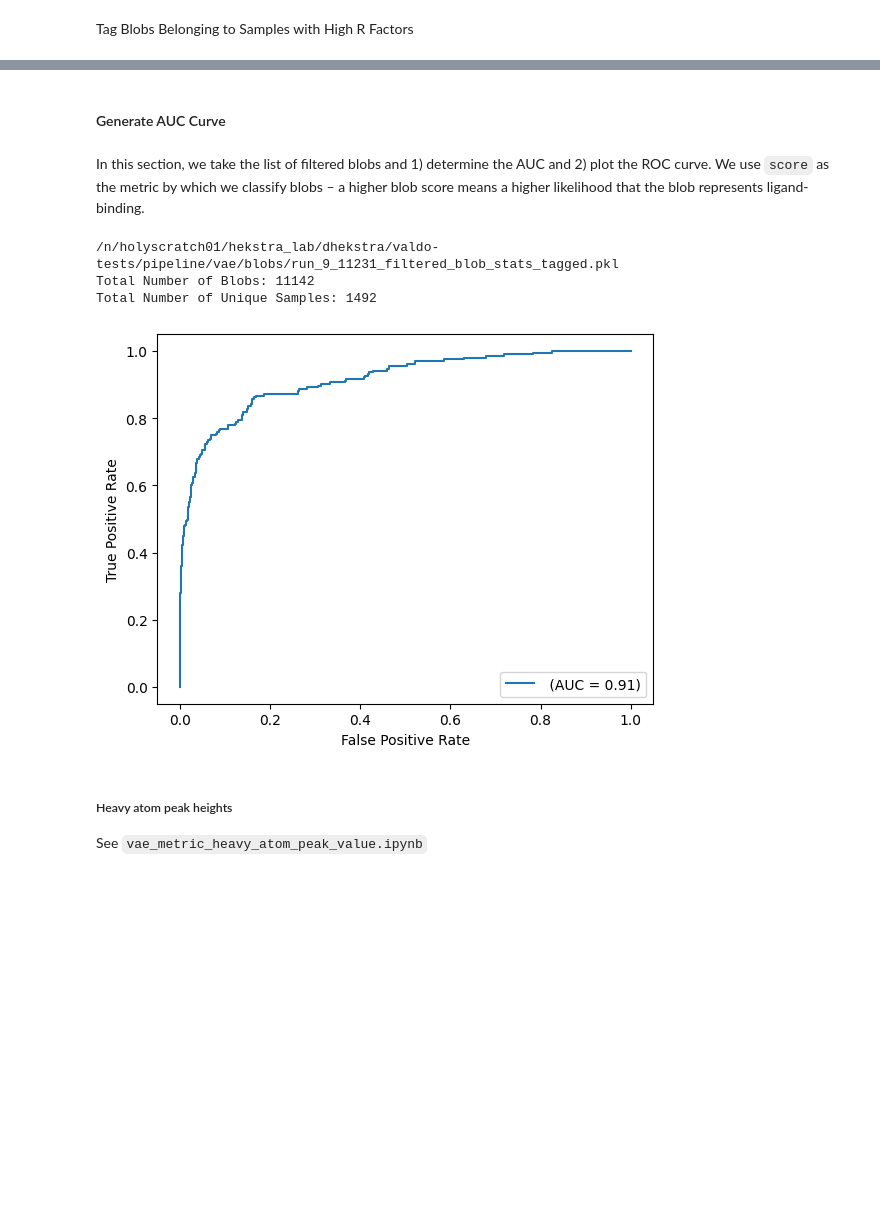
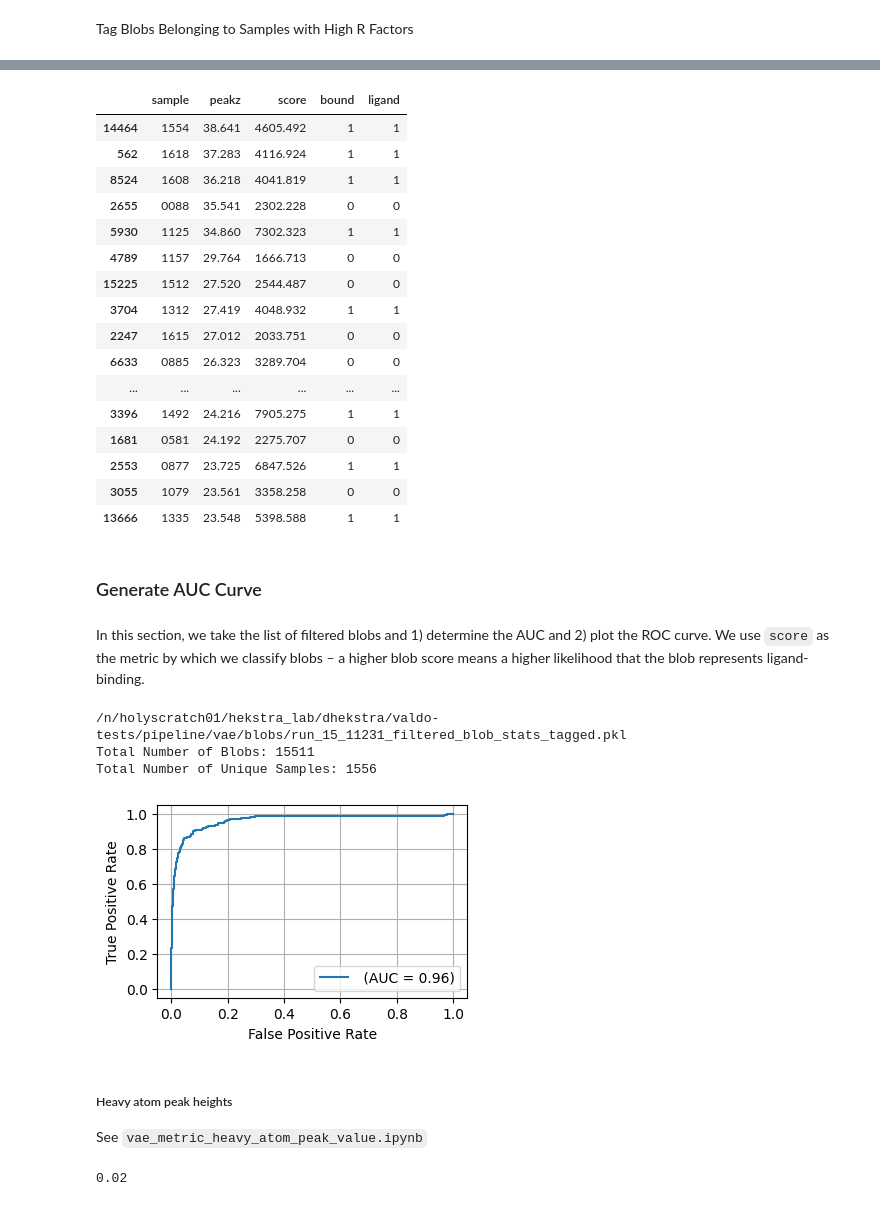
Before and after one commit to Hekstra-Lab/valdo, a Jupyter notebook: notebooks/pipeline.ipynb, the cells around one changed output, grey strips where cells are left out. Saved outputs shown, nothing was run; the diff lists cells and outputs as text; code cells hidden in the pictures; blank space fills up the shorter version.

```diff
--- a/notebooks/pipeline.ipynb
+++ b/notebooks/pipeline.ipynb
@@ -26,6 +26,7 @@ import gemmi
 import valdo
 
 pd.set_option("display.precision", 3)
+plt.rc('figure', figsize=(4,2.5))
 print("done with imports.")
 # %% [output]
 done with imports.
@@ -54,6 +41,7 @@ For multiprocessing, we will use 63 CPUs.
 # %%
 include_errors = True        # whether to use SIGFs in the VAE loss function
-stdof          = 256          # DOF for student t (None -> normal dist); only used when include_errors=True
+stdof          = 16          # DOF for student t (None -> normal dist); only used when include_errors=True
+eps            = 0.02         # the smaller eps (>=0), the more strongly estimated errors are taken into account (default: 0.01)
 ref_mtz        = '0001.mtz'   # use a high-quality dataset as reference
 min_cc_ref     = 0.6          # min correlation with the reference dataset. otherwise discarded.
 mtzs_to_ignore = ['0003.mtz'] # MTZs to disregard; in this case, I don't have read permission for '0003.mtz'
@@ -65,5 +53,5 @@ radius_in_A    = 4.0          # radius (in A) of the gaussian smoothing kernel;
 
 # VAE (most settings hardcoded below)
 latent_dim     = 7            # VAE latent space dimension (default: 7)
-epochs         = 100          # Number of VAE training epochs (default: 300)
-run_prefix     = "run_9_" + str(random_seed) + "_"
+epochs         = 300          # Number of VAE training epochs (default: 300)
+run_prefix     = "run_15_" + str(random_seed) + "_"
@@ -384,12 +329,12 @@ It takes about 400 sec for the PTP1B data.
 # Returns some metrics on the quality of the dataset.
 if ncpu > 1:
     scaler = valdo.Scaler_pool(reference_mtz=file_list[0],columns=[amplitude_col, error_col],verbose=False, n_iter=5,ncpu=ncpu)
-    metrics = scaler.batch_scaling(mtz_path_list=file_list,
+    scaling_metrics = scaler.batch_scaling(mtz_path_list=file_list,
                                    outputmtz_path=scaled_path,
                                    prefix=run_prefix)
 else:
     scaler = valdo.Scaler(reference_mtz=file_list[0])
-    metrics = scaler.batch_scaling(mtz_path_list=file_list,
+    scaling_metrics = scaler.batch_scaling(mtz_path_list=file_list,
                                    outputmtz_path=scaled_path,
                                    prefix=run_prefix,
                                    verbose=False)
@@ -685,13 +607,0 @@ vae.save(vae_path + run_prefix + 'trained_vae.pkl')
-# %%
-import sys
-def sizeof_fmt(num, suffix='B'):
-    ''' by Fred Cirera,  https://stackoverflow.com/a/1094933/1870254, modified'''
-    for unit in ['','Ki','Mi','Gi','Ti','Pi','Ei','Zi']:
-        if abs(num) < 1024.0:
-            return "%3.1f %s%s" % (num, unit, suffix)
-        num /= 1024.0
-    return "%.1f %s%s" % (num, 'Yi', suffix)
-
-for name, size in sorted(((name, sys.getsizeof(value)) for name, value in list(
-                          locals().items())), key= lambda x: -x[1])[:10]:
-    print("{:>30}: {:>8}".format(name, sizeof_fmt(size)))
@@ -1591,5 +987,26 @@ blob_df.describe()
+# %%
+sorted_blobs = blob_df.sort_values(by="peakz",axis=0,ascending=False)
+sorted_blobs.iloc[0:20,:][["sample","peakz","score","bound","ligand"]]
+# %% [output]
+|  | sample | peakz | score | bound | ligand |
+| 14464 | 1554 | 38.641 | 4605.492 | 1 | 1 |
+| 562 | 1618 | 37.283 | 4116.924 | 1 | 1 |
+| 8524 | 1608 | 36.218 | 4041.819 | 1 | 1 |
+| 2655 | 0088 | 35.541 | 2302.228 | 0 | 0 |
+| 5930 | 1125 | 34.860 | 7302.323 | 1 | 1 |
+| 4789 | 1157 | 29.764 | 1666.713 | 0 | 0 |
+| 15225 | 1512 | 27.520 | 2544.487 | 0 | 0 |
+| 3704 | 1312 | 27.419 | 4048.932 | 1 | 1 |
+| 2247 | 1615 | 27.012 | 2033.751 | 0 | 0 |
+| 6633 | 0885 | 26.323 | 3289.704 | 0 | 0 |
+| ... | ... | ... | ... | ... | ... |
+| 3396 | 1492 | 24.216 | 7905.275 | 1 | 1 |
+| 1681 | 0581 | 24.192 | 2275.707 | 0 | 0 |
+| 2553 | 0877 | 23.725 | 6847.526 | 1 | 1 |
+| 3055 | 1079 | 23.561 | 3358.258 | 0 | 0 |
+| 13666 | 1335 | 23.548 | 5398.588 | 1 | 1 |
 # %% [markdown]
-#### Generate AUC Curve
+### Generate AUC Curve
 # %% [markdown]
 In this section, we take the list of filtered blobs and 1) determine the AUC and 2) plot the ROC curve. We use `score` as the metric by which we classify blobs – a higher blob score means a higher likelihood that the blob represents ligand-binding.
 # %%
@@ -1610,11 +1027,16 @@ def plot_roc_blob_stats(path, name=''):
 # %%
 print(              blob_path + run_prefix + 'filtered_blob_stats_tagged.pkl')
 plot_roc_blob_stats(blob_path + run_prefix + 'filtered_blob_stats_tagged.pkl')
+plt.grid()
 # %% [output]
-/n/holyscratch01/hekstra_lab/dhekstra/valdo-tests/pipeline/vae/blobs/run_9_11231_filtered_blob_stats_tagged.pkl
-Total Number of Blobs: 11142
-Total Number of Unique Samples: 1492
+/n/holyscratch01/hekstra_lab/dhekstra/valdo-tests/pipeline/vae/blobs/run_15_11231_filtered_blob_stats_tagged.pkl
+Total Number of Blobs: 15511
+Total Number of Unique Samples: 1556
-[figure, old version]
+[figure, new version]
 # %% [markdown]
 ##### Heavy atom peak heights
 See `vae_metric_heavy_atom_peak_value.ipynb`
+# %%
+print(eps)
+# %% [output]
+0.02
```
Also changed, not shown: parts of 115 cells of this notebook, 5 other files.
